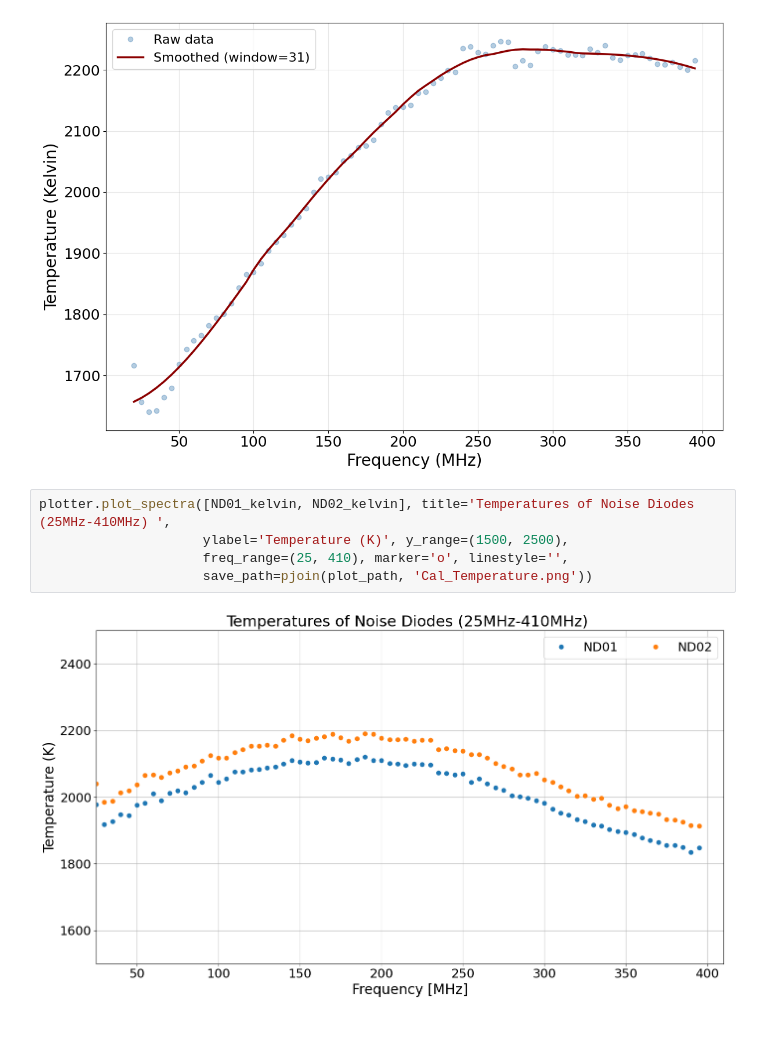
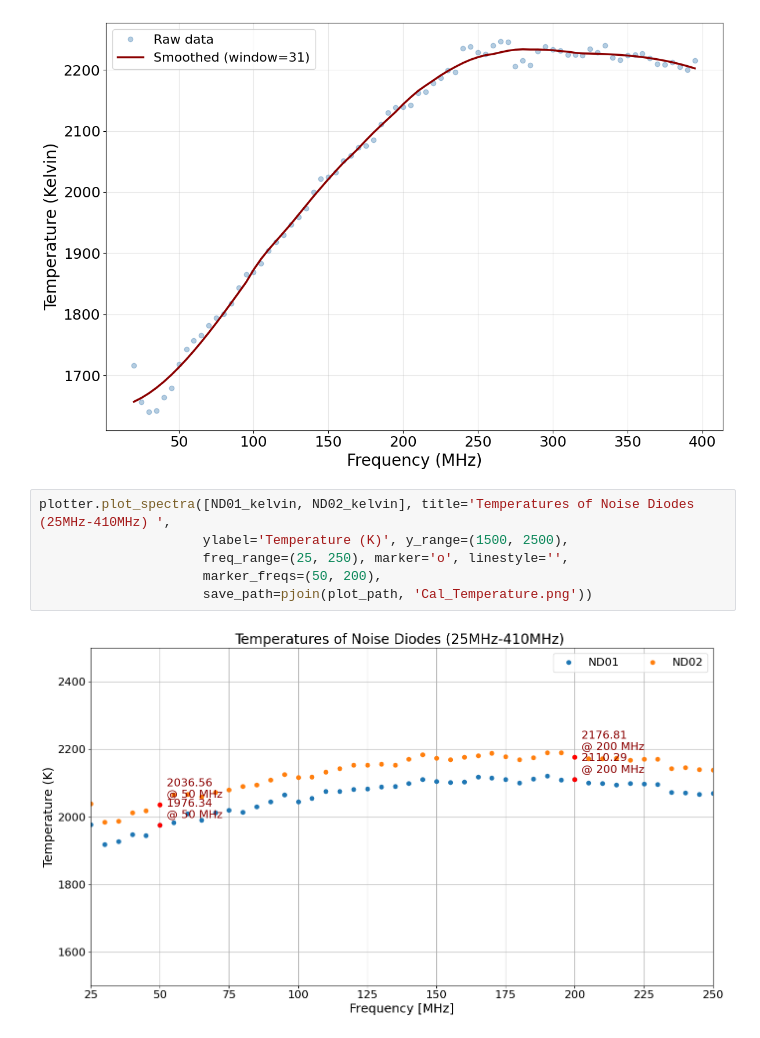
Before and after one commit to alhosani-abdulla/Highz-EXP, a Jupyter notebook: notebooks/calibrator_measurements.ipynb, the cells around one changed output. Cells and saved outputs as stored; diff of their text form.

```diff
--- a/notebooks/calibrator_measurements.ipynb
+++ b/notebooks/calibrator_measurements.ipynb
@@ -136,7 +136,8 @@ ND02_kelvin = LNA_thermo_resampled.infer_temperature(ND02_spec.despike(threshold
 # %%
 plotter.plot_spectra([ND01_kelvin, ND02_kelvin], title='Temperatures of Noise Diodes (25MHz-410MHz) ',
                      ylabel='Temperature (K)', y_range=(1500, 2500),
-                     freq_range=(25, 410), marker='o', linestyle='',
+                     freq_range=(25, 250), marker='o', linestyle='',
+                     marker_freqs=(50, 200),
                      save_path=pjoin(plot_path, 'Cal_Temperature.png'))
 # %% [output]
-[figure, old version]
+[figure, new version]
```
Also changed, not shown: parts of 2 cells of this notebook, 7 other files.
